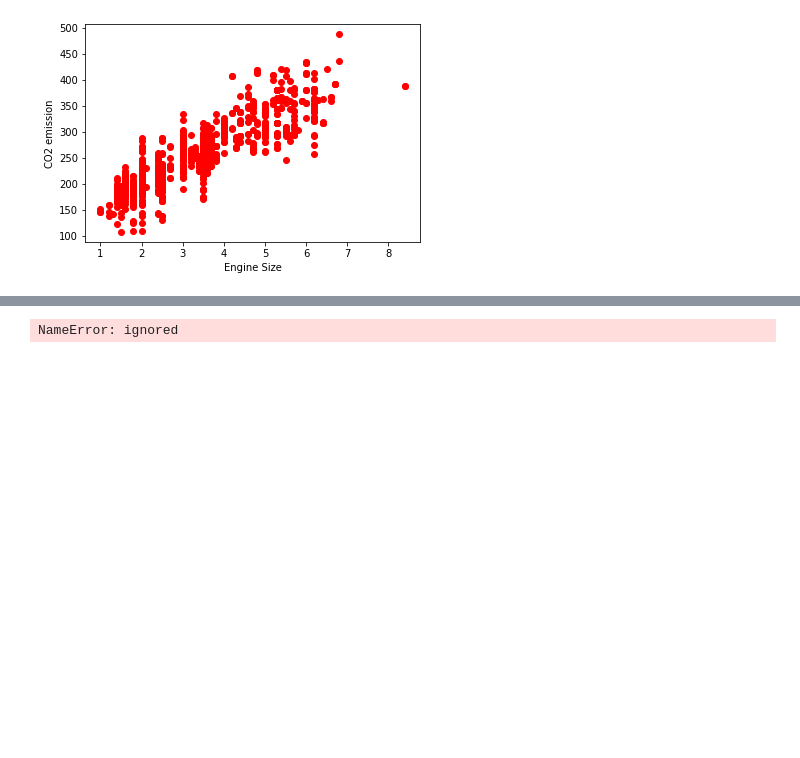
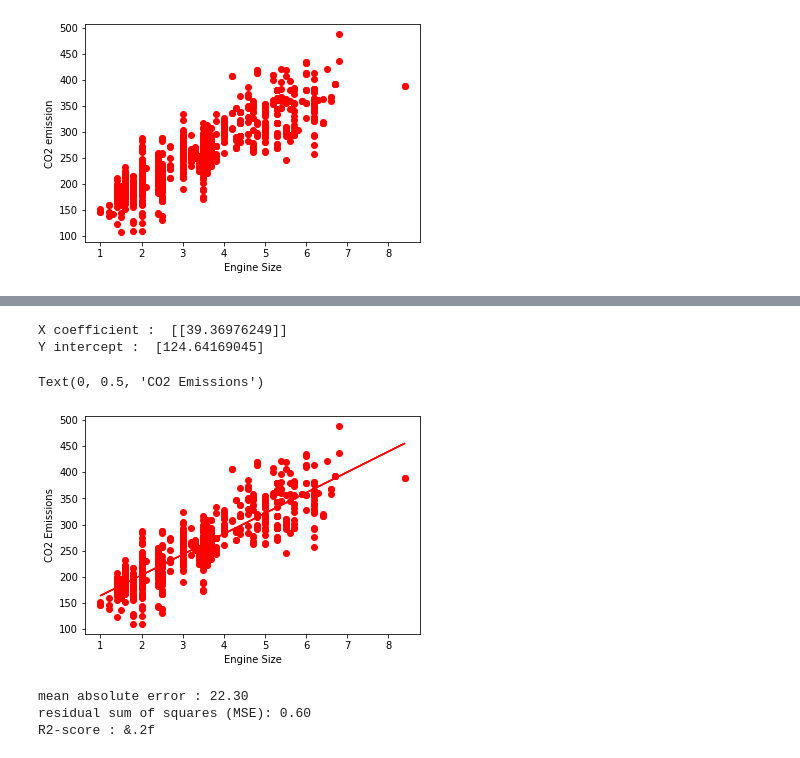
Before and after one commit to pkk007/practice, a Jupyter notebook: LinearRegression.ipynb, the cells around one changed output, grey strips where cells are left out. Drawn from its saved outputs; the diff is of its cells as text; code cells hidden in the pictures; blank space fills up the shorter version.

```diff
--- a/LinearRegression.ipynb
+++ b/LinearRegression.ipynb
@@ -34,5 +32,7 @@ plt.show()
 [figure]
 # %%
 from sklearn.model_selection import train_test_split
-training_data, testing
+training_data, testing_data = train_test_split(df, test_size =0.2, random_state=100)
+print(training_data)
+print(testing_data)
 # %% [output]
@@ -40,10 +56,22 @@ NameError: ignored
+# %%
+from sklearn import linear_model
+slr = linear_model.LinearRegression()
+train_X = np.asanyarray(training_data[['Engine_Size']])
+train_y = np.asanyarray(training_data[['CO2_Emissions']])
+slr.fit(train_X, train_y)
+print("X coefficient : ",slr.coef_)
+print("Y intercept : ",slr.intercept_)
+# %% [output]
+X coefficient :  [[39.36976249]]
+Y intercept :  [124.64169045]
 # %%
 plt.scatter(training_data.Engine_Size, training_data.CO2_Emissions, color = 'red')
-plt.plot(train_x, slr.coef_[0][0]*train_x + slr.intercept_[0], '-r')
-plt.xlable('Engine_Size')
-plt.ylable('CO2_Emissions')
+plt.plot(train_X, slr.coef_[0][0]*train_X + slr.intercept_[0], '-r')
+plt.xlabel('Engine Size')
+plt.ylabel('CO2 Emissions')
 # %% [output]
-NameError: ignored
+Text(0, 0.5, 'CO2 Emissions')
+[figure, added]
 # %%
 from sklearn.metrics import r2_score
 test_x = np.asanyarray(testing_data[['Engine_Size']])
@@ -52,3 +80,7 @@ test_y_ = slr.predict(test_x)
 print("mean absolute error : %.2f" % np.mean(np.absolute(test_y_ - test_y)))
 print('residual sum of squares (MSE): %.2f' % np.mean((test_y_ - test_y))**2)
 print('R2-score : &.2f' % r2_score(test_y, test_y_))
+# %% [output]
+mean absolute error : 22.30
+residual sum of squares (MSE): 0.60
+R2-score : &.2f
```
Also changed, not shown: parts of 2 cells of this notebook.
